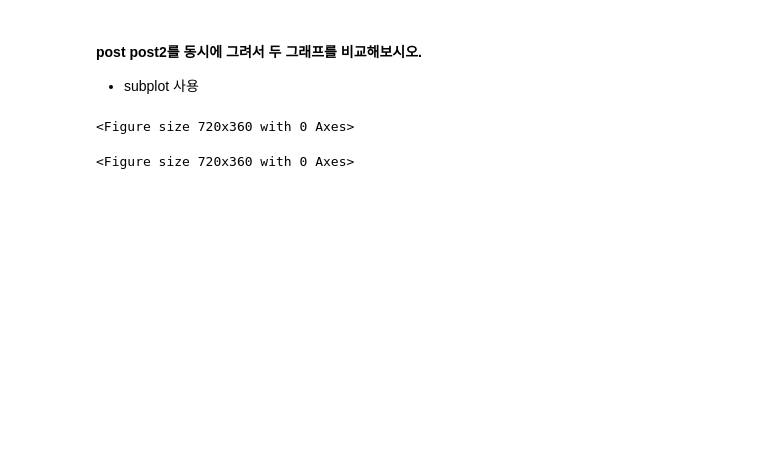
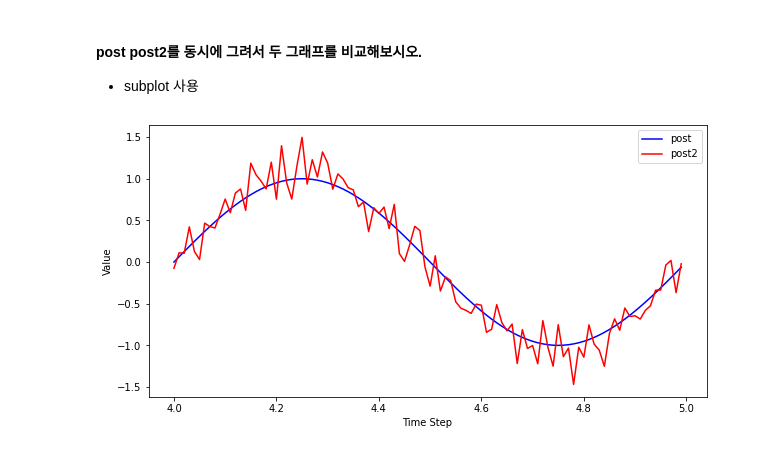
Before and after one commit to SALRIGO/pdm04, a Jupyter notebook: py-pandas/pandas_4_visualizing_df.ipynb, the cells around one changed output. Drawn from its saved outputs; the diff is of its cells as text; code cells hidden in the pictures; blank space fills up the shorter version.

```diff
--- a/py-pandas/pandas_4_visualizing_df.ipynb
+++ b/py-pandas/pandas_4_visualizing_df.ipynb
@@ -229,8 +229,14 @@ plt.show();
 #### post  post2를 동시에 그려서 두 그래프를 비교해보시오.
 
 - subplot 사용
-# %%
-plt.figure(figsize=(10,5))
-# %% [output]
-<Figure size 720x360 with 0 Axes>
-<Figure size 720x360 with 0 Axes>
+# %%
+# 1. 겹치게 표현
+plt.figure(figsize=(10,5))
+plt.plot(post,'b', label="post")
+plt.plot(post2,'r', label="post2")
+plt.ylabel('Value')
+plt.xlabel('Time Step')
+plt.legend()
+plt.show();
+# %% [output]
+[figure, added]
```
Also changed, not shown: parts of 19 cells of this notebook.
